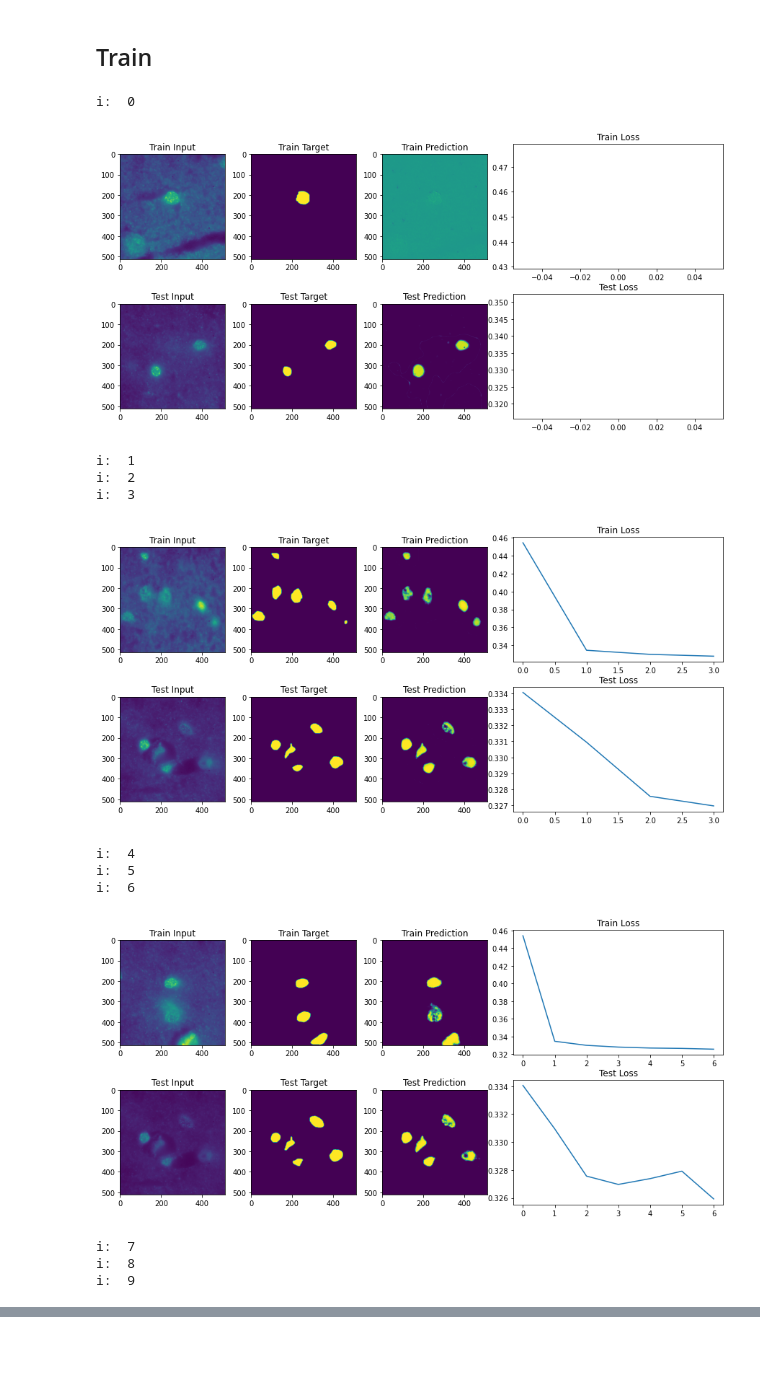
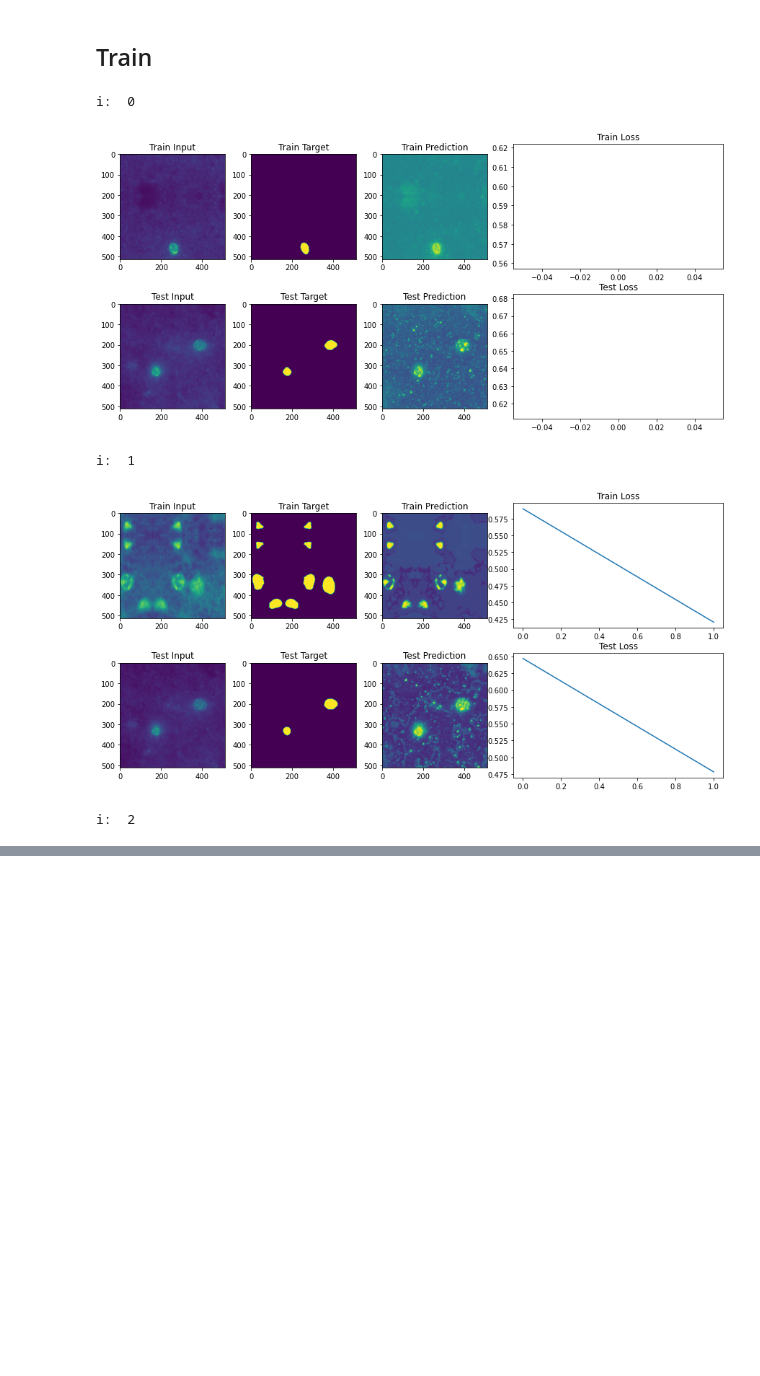
Before and after one commit to nachtflug6/Cell_segmentation, a Jupyter notebook: train_unet.ipynb, the cells around one changed output, grey strips where cells are left out. Saved outputs shown, nothing was run; the diff lists cells and outputs as text; code cells hidden in the pictures; blank space fills up the shorter version.

```diff
--- a/train_unet.ipynb
+++ b/train_unet.ipynb
@@ -94,12 +94,13 @@ classes = [0, 2]
 params = {
     'out_classes': 2,
     'padding_mode': 'reflect',
-    'batch_size': 1,
+    'batch_size': 1, #as high as possible
     'input_conv_kernel_size': 3,
     'window_size': 512,
     'input_dim': 512,
-    'depth': 5,
-    'start_layers': 32,
+    'depth': 5, #play with this
+    'start_layers': 8, #play with this
+    'dim_multiplier': 8, #play with this
     'dropout_p': 0.0,
     'num_batches': 100,
     'normalized': True
@@ -108,7 +109,7 @@ params = {
 dev = th.device("cuda") if th.cuda.is_available() else th.device("cpu")
 
 #net = UNetResInc(params).to(dev)
-net = UNet(params).to(dev)
+net = UNet2(params).to(dev)
 optim = th.optim.Adam(net.parameters(), lr=1e-4, weight_decay=1e-5)
 #optim = th.optim.SGD(net.parameters(), lr=1e-4)
 criterion = nn.CrossEntropyLoss()# reduction='none')
@@ -118,41 +119,35 @@ trainer = UnetTrainer(net, dev, criterion, optim, ds_train, ds_train)
 ## Train
 # %%
 #ds_train_augmented = get_random_reflections(ds_train, 2000, params['batch_size'], (params['window_size'], params['window_size']), (params['input_dim'], params['input_dim']), normalized=True)
+
+ds_train_augmented = get_random_reflections(ds_train, 100, params['batch_size'], (params['window_size'], params['window_size']), (params['input_dim'], params['input_dim']), normalized=True)
 
 for i in range(2000):
     print('i: ', i)
     #ds_train_augmented = get_random_reflections(ds_train, params['num_batches'], params['batch_size'], (params['window_size'], params['window_size']), (params['input_dim'], params['input_dim']), normalized=True)
-    trainloader = th.utils.data.DataLoader(ds_train, batch_size=params['batch_size'], shuffle=True, num_workers=0)
+    trainloader = th.utils.data.DataLoader(ds_train_augmented, batch_size=params['batch_size'], shuffle=True, num_workers=0)
 
     #ds_test_augmented = get_random_reflections(ds_test, params['num_batches'] // 5, params['batch_size'], (params['window_size'], params['window_size']), (params['input_dim'], params['input_dim']), normalized=True)
     testloader = th.utils.data.DataLoader(ds_test, 1, shuffle=True, num_workers=0)
 
     img, tar, pre = trainer.train_epoch(trainloader)
     img_t, tar_t, pre_t = trainer.test(testloader)
 
-    if i % 3 == 0:
+    if i % 1 == 0:
         # plt.imshow(img_t[0][0])
         # plt.savefig('charts/' + 'test_input_epochs_' + str(i) + '.jpg')
         # plt.show()
         # plt.imshow(tar_t[0][1])
         # plt.savefig('charts/' + 'test_target_epochs_' + str(i) + '.jpg')
         # plt.show()
         # plt.imshow(pre_t[0][1])
         # plt.savefig('charts/' + 'test_output_epochs_' + str(i) + '.jpg')
         # plt.show()
 
         plot_performance(img[0][0], img_t[0][0], tar[0][1], tar_t[0][1], pre[0][1], pre_t[0][1], trainer.train_losses, trainer.test_losses, figsize=(15, 7))
 # %% [output]
 i:  0
-[figure, old version]
+[figure, new version]
 i:  1
-i:  2
-i:  3
-[figure, old version]
+[figure, new version]
-i:  4
-i:  5
-i:  6
+i:  2
-[figure, removed]
-i:  7
-i:  8
-i:  9
```
Also changed, not shown: parts of 1 cell of this notebook, 1 other file.
